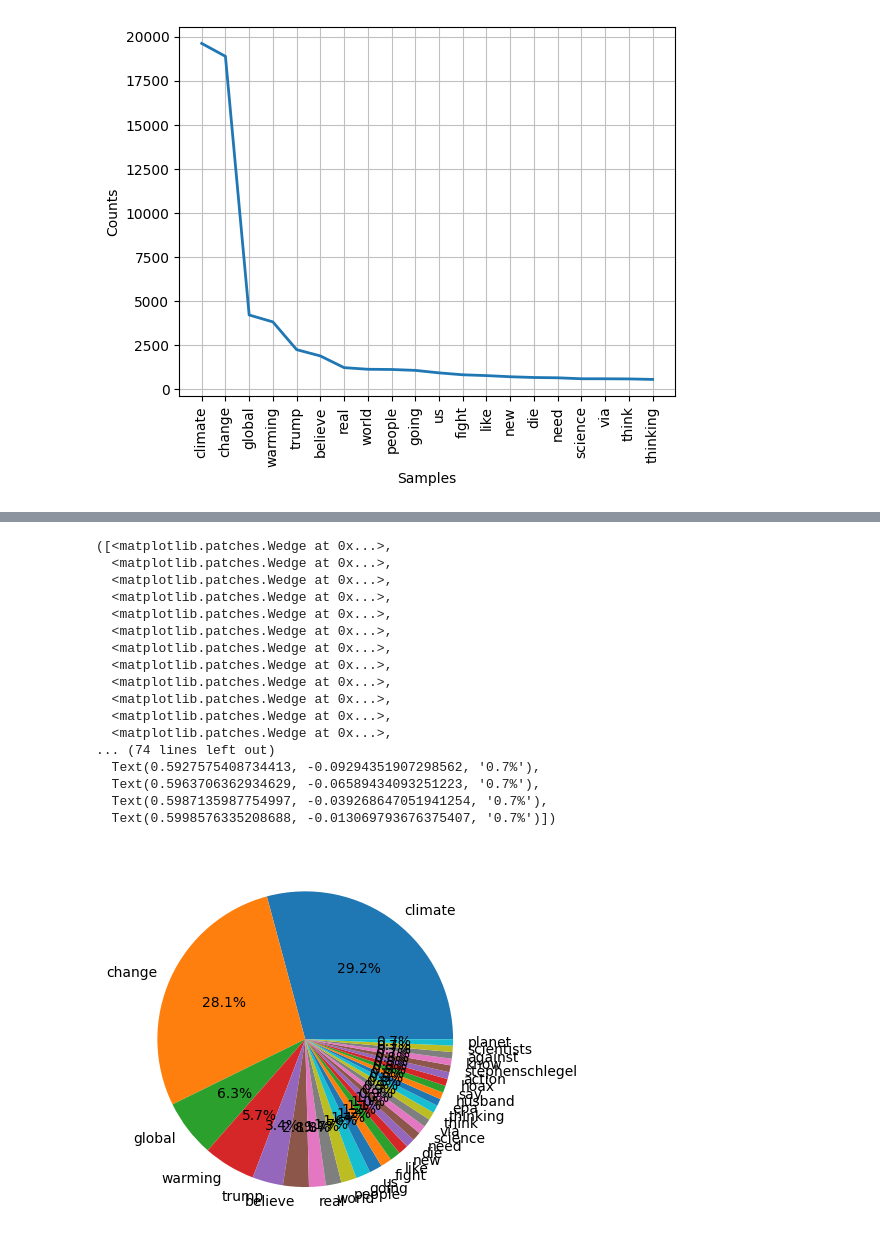
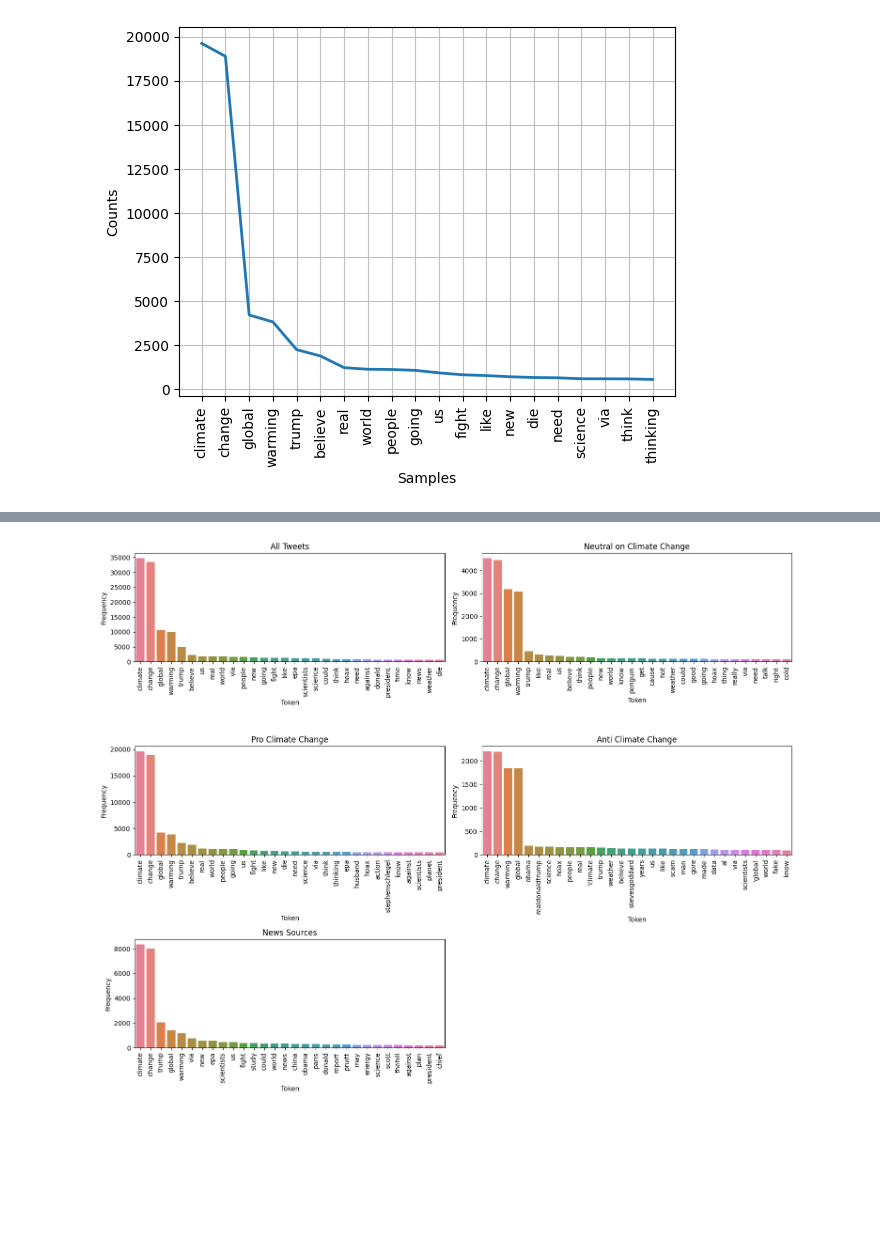
Before and after one commit to vrhughes/DS4002-Group13, a Jupyter notebook: SCRIPTS/TwitterCCData_VH.ipynb, the cells around one changed output, grey strips where cells are left out. Saved outputs shown, nothing was run; the diff lists cells and outputs as text; code cells hidden in the pictures; blank space fills up the shorter version.

Commit message:
Created final bar charts of token frequency percentage comparisons

```diff
--- a/SCRIPTS/TwitterCCData_VH.ipynb
+++ b/SCRIPTS/TwitterCCData_VH.ipynb
@@ -82,7 +82,7 @@ stop_words.update(list(string.punctuation))
 print(stop_words)
 
 # Adding stopwords specific to our data
-tw_stopwords = ['rt', 'https', "'", "'s", "n't", "...", "…", 'http', "’", 'amp', 'would', 'one', 'q', 'you', 'make', "'m", "//t.co/sjofonã¢â‚¬â¦", "‘"]
+tw_stopwords = ['rt', 'https', "'", "'s", "n't", "...", "…", 'http', "’", 'amp', 'would', 'one', 'q', 'you', 'make', "'m", "//t.co/sjofonã¢â‚¬â¦", "‘", 'said', 'say', 'says']
 incl_stop = stop_words.union(tw_stopwords)
 
 # Excluding stopwords specific to our data
@@ -261,23 +211,33 @@ plt.pie(data=all_df, x='Frequency',  autopct='%1.1f%%')
-# %%
-
-pro_f = pro_df['Frequency'].sum()
-plt.pie(data = pro_df, x = 'Frequency', labels = "Token", autopct = '%1.1f%%')
-# %% [output]
-([<matplotlib.patches.Wedge at 0x...>,
-  <matplotlib.patches.Wedge at 0x...>,
-  <matplotlib.patches.Wedge at 0x...>,
-  <matplotlib.patches.Wedge at 0x...>,
-  <matplotlib.patches.Wedge at 0x...>,
-  <matplotlib.patches.Wedge at 0x...>,
-  <matplotlib.patches.Wedge at 0x...>,
-  <matplotlib.patches.Wedge at 0x...>,
-  <matplotlib.patches.Wedge at 0x...>,
-  <matplotlib.patches.Wedge at 0x...>,
-  <matplotlib.patches.Wedge at 0x...>,
-  <matplotlib.patches.Wedge at 0x...>,
-... (74 lines left out)
-  Text(0.5927575408734413, -0.09294351907298562, '0.7%'),
-  Text(0.5963706362934629, -0.06589434093251223, '0.7%'),
-  Text(0.5987135987754997, -0.039268647051941254, '0.7%'),
-  Text(0.5998576335208688, -0.013069793676375407, '0.7%')])
-[figure, removed]
+# %%
+# Plots of each category, token frequency
+
+# Create fig and axes
+fig, axes = plt.subplots(3, 2, figsize=(15, 12))  # Adjust grid size as needed (3 rows, 2 columns)
+
+# Flatten axes array for easy indexing (if needed)
+axes = axes.flatten()
+
+# List of datasets and titles
+datasets = [
+    (all_df, "All Tweets"),
+    (neutral_df, "Neutral on Climate Change"),
+    (pro_df, "Pro Climate Change"),
+    (anti_df, "Anti Climate Change"),
+    (news_df, "News Sources"),
+]
+
+# Plot each dataset in its subplot
+for i, (df, title) in enumerate(datasets):
+    sns.barplot(data=df, x='Token', y='Frequency', hue='Token', ax=axes[i])
+    axes[i].set_title(title)
+    axes[i].set_xticklabels(axes[i].get_xticklabels(), rotation=90)
+
+# Hide the last subplot if there's an empty one
+if len(datasets) < len(axes):
+    fig.delaxes(axes[-1])
+
+# Display
+plt.tight_layout()
+plt.show()
+# %% [output]
+[figure, added]
```
Also changed, not shown: parts of 6 cells of this notebook.
